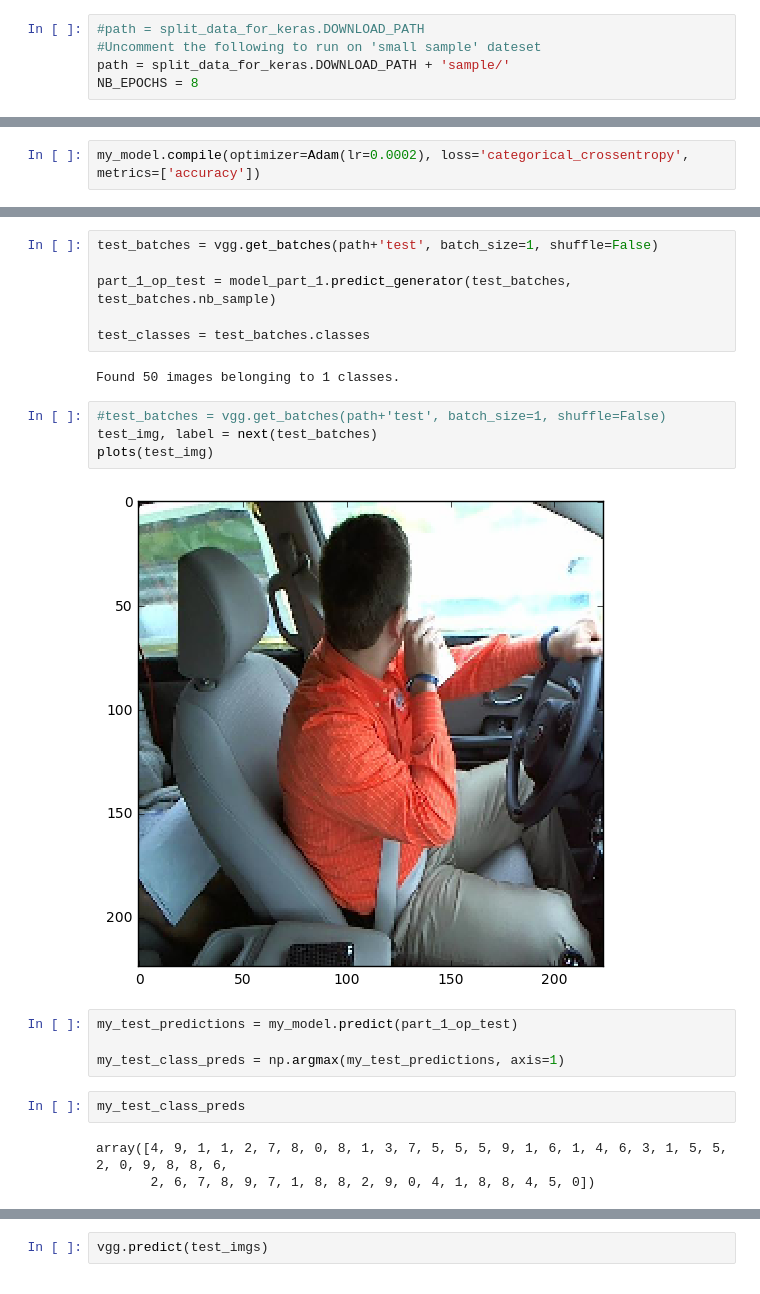
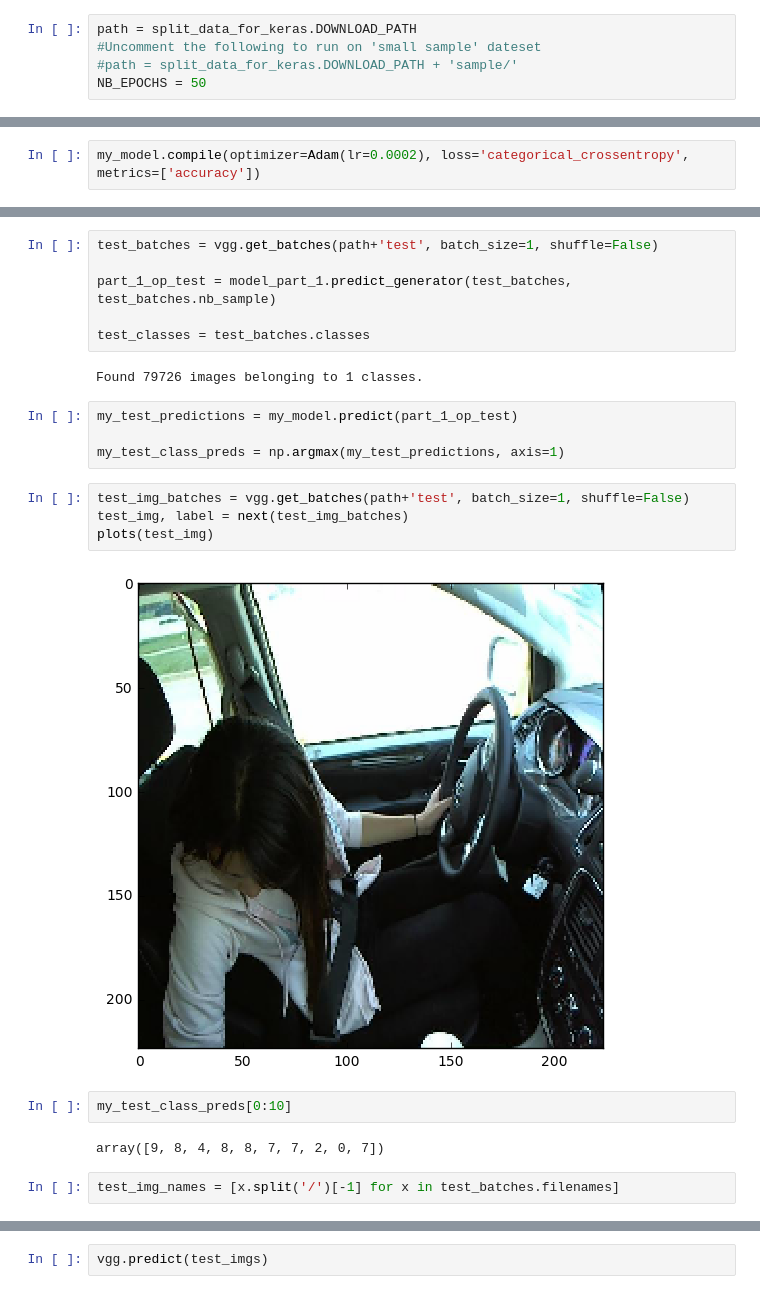
Before and after one commit to dataholiks/courses, a Jupyter notebook: deeplearning1/nbs/rk_statefarm_optimize.ipynb, the cells around one changed output, grey strips where cells are left out. Drawn from its saved outputs; the diff is of its cells as text.

```diff
--- a/deeplearning1/nbs/rk_statefarm_optimize.ipynb
+++ b/deeplearning1/nbs/rk_statefarm_optimize.ipynb
@@ -19,8 +15,8 @@ data/statefarm/
 # %%
-#path = split_data_for_keras.DOWNLOAD_PATH
+path = split_data_for_keras.DOWNLOAD_PATH
 #Uncomment the following to run on 'small sample' dateset
-path = split_data_for_keras.DOWNLOAD_PATH + 'sample/'
-NB_EPOCHS = 8
+#path = split_data_for_keras.DOWNLOAD_PATH + 'sample/'
+NB_EPOCHS = 50
 # %% [markdown]
 A few basic libraries that we'll need for the initial exercises:
 # %%
@@ -178,19 +174,20 @@ part_1_op_test = model_part_1.predict_generator(test_batches, test_batches.nb_sa
 
 test_classes = test_batches.classes
 # %% [output]
-Found 50 images belonging to 1 classes.
+Found 79726 images belonging to 1 classes.
-# %%
-#test_batches = vgg.get_batches(path+'test', batch_size=1, shuffle=False)
-test_img, label = next(test_batches)
-plots(test_img)
-# %% [output]
-[figure, removed]
 # %%
 my_test_predictions = my_model.predict(part_1_op_test)
 
 my_test_class_preds = np.argmax(my_test_predictions, axis=1)
+# %%
+test_img_batches = vgg.get_batches(path+'test', batch_size=1, shuffle=False)
+test_img, label = next(test_img_batches)
+plots(test_img)
+# %% [output]
+[figure, added]
 # %%
-my_test_class_preds
+my_test_class_preds[0:10]
 # %% [output]
-array([4, 9, 1, 1, 2, 7, 8, 0, 8, 1, 3, 7, 5, 5, 5, 9, 1, 6, 1, 4, 6, 3, 1, 5, 5, 2, 0, 9, 8, 8, 6,
-       2, 6, 7, 8, 9, 7, 1, 8, 8, 2, 9, 0, 4, 1, 8, 8, 4, 5, 0])
+array([9, 8, 4, 8, 8, 7, 7, 2, 0, 7])
+# %%
+test_img_names = [x.split('/')[-1] for x in test_batches.filenames]
```
Also changed, not shown: parts of 7 cells of this notebook.
